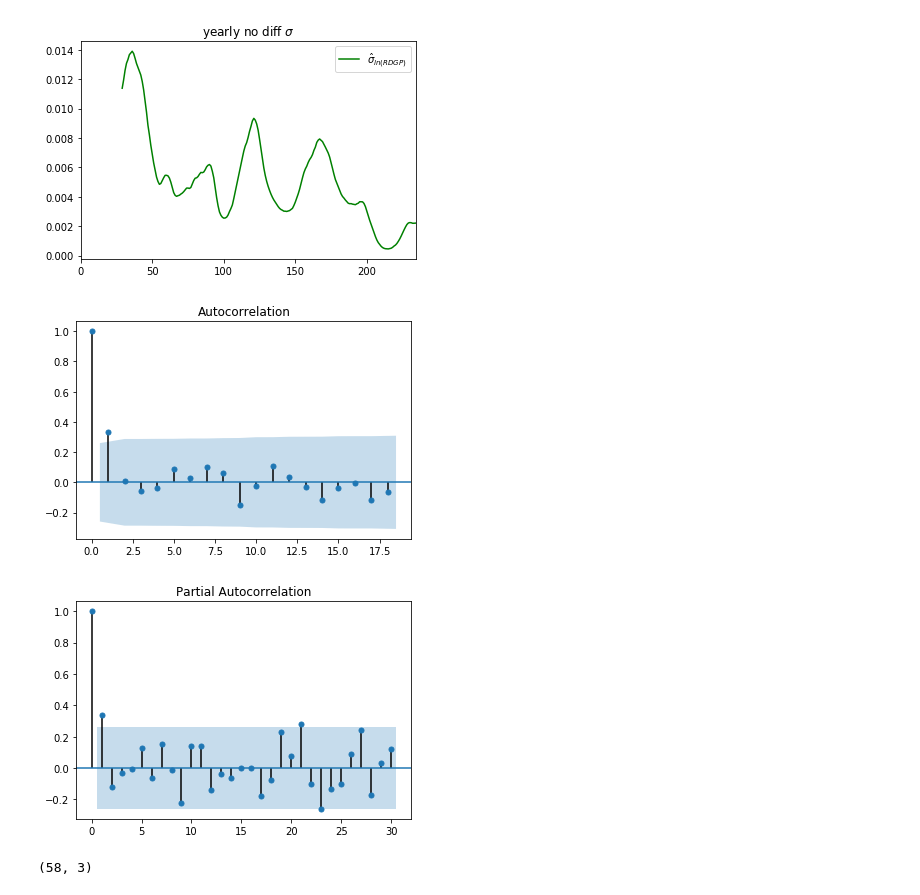
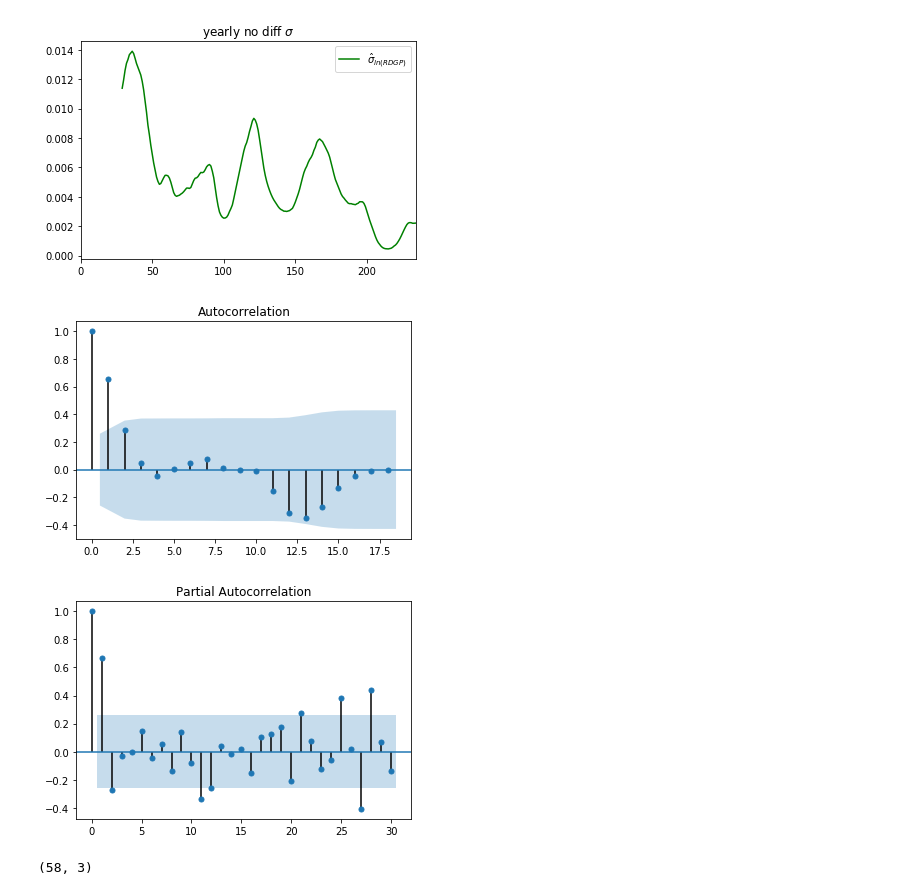
Before and after one commit to karasikHacker/econ571ps2, a Jupyter notebook: ps2.ipynb, the cells around one changed output. Drawn from its saved outputs; the diff is of its cells as text; code cells hidden in the pictures.

```diff
--- a/ps2.ipynb
+++ b/ps2.ipynb
@@ -560,15 +560,15 @@ ax.legend([r'$\hat{\sigma}_{ln(RDGP)}$'])
 <matplotlib.legend.Legend at 0x...>
 [figure]
 # %%
-ydiff1 = diff(y_X.RGDP, k_diff=1)
+ym11 = diff(ym1, k_diff=1)
 # %%
-_ = plot_acf(ydiff1).savefig("figures/acf_y.pdf")
+_ = plot_acf(ym11).savefig("figures/acf_y.pdf")
 # %% [output]
-[figure, old version]
+[figure, new version]
 # %%
-_ = plot_pacf(ydiff1, lags=30).savefig("figures/pacf_y.pdf")
+_ = plot_pacf(ym11, lags=30).savefig("figures/pacf_y.pdf")
 # %% [output]
-[figure, old version]
+[figure, new version]
 # %%
 y_X.shape
 # %% [output]
```
Also changed, not shown: parts of 10 cells of this notebook, 8 other files.
